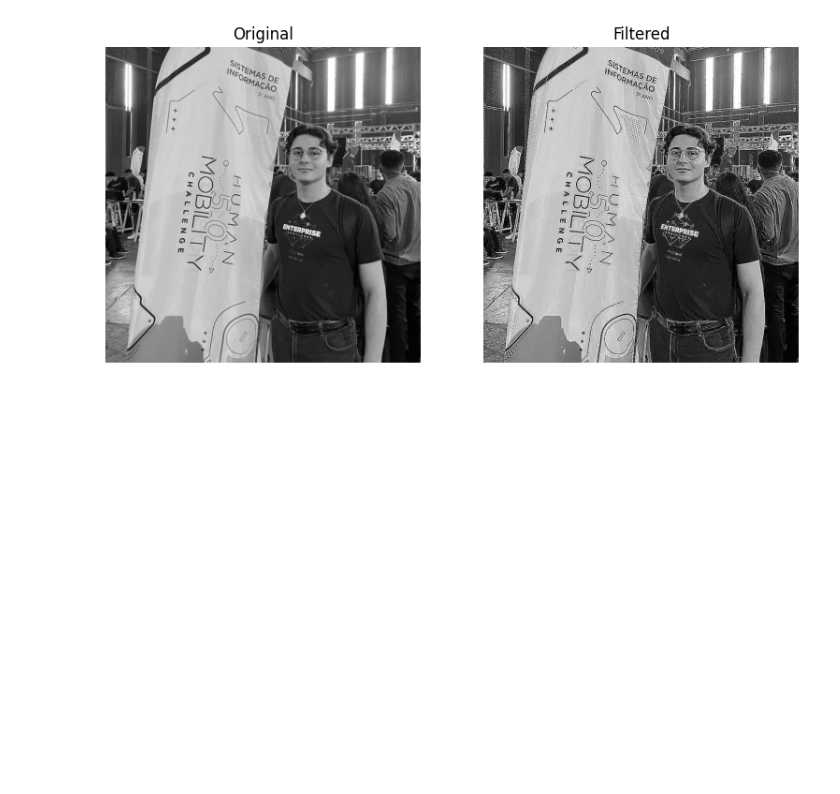
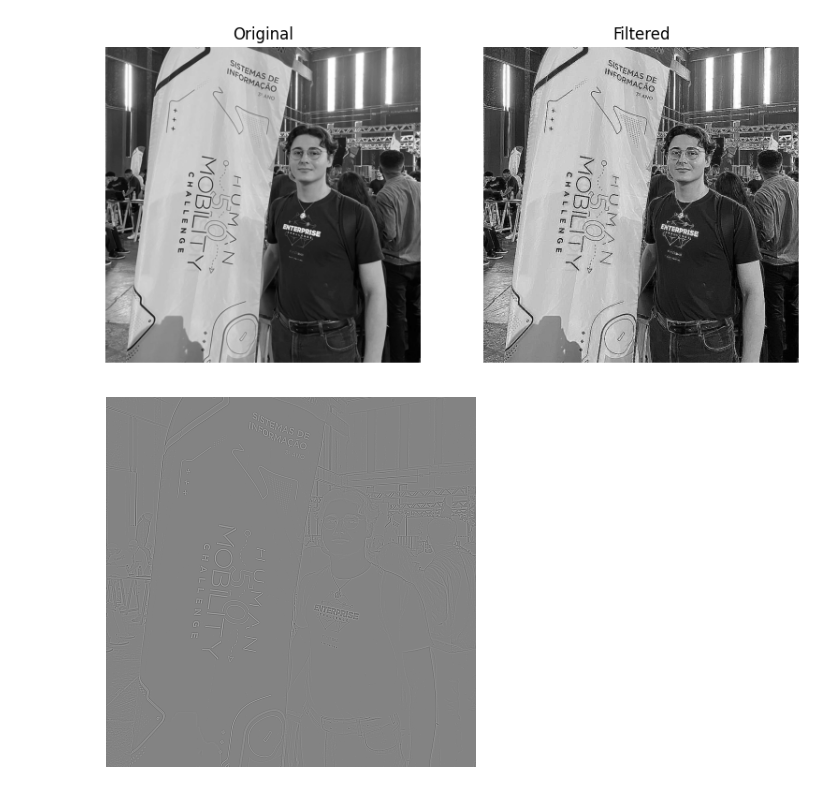
Before and after one commit to hotequil/image-processing, a Jupyter notebook: app.ipynb, the cells around one changed output. Cells and saved outputs as stored; diff of their text form; code cells hidden in the pictures; blank space fills up the shorter version.

Commit message:
feat: done Laplacian filter

```diff
--- a/app.ipynb
+++ b/app.ipynb
@@ -354,3 +354,18 @@ plt.axis("off")
 plt.show()
 # %% [output]
 [figure]
+# %%
+import cv2 as cv
+import numpy as np
+from matplotlib import pyplot as plt
+
+%matplotlib inline
+
+image = cv.imread("me.jpeg", cv.IMREAD_GRAYSCALE)
+image = cv.Laplacian(image, cv.CV_64F, ksize=3)
+
+plt.axis("off")
+plt.imshow(image, cmap="gray")
+plt.show()
+# %% [output]
+[figure, added]
```
